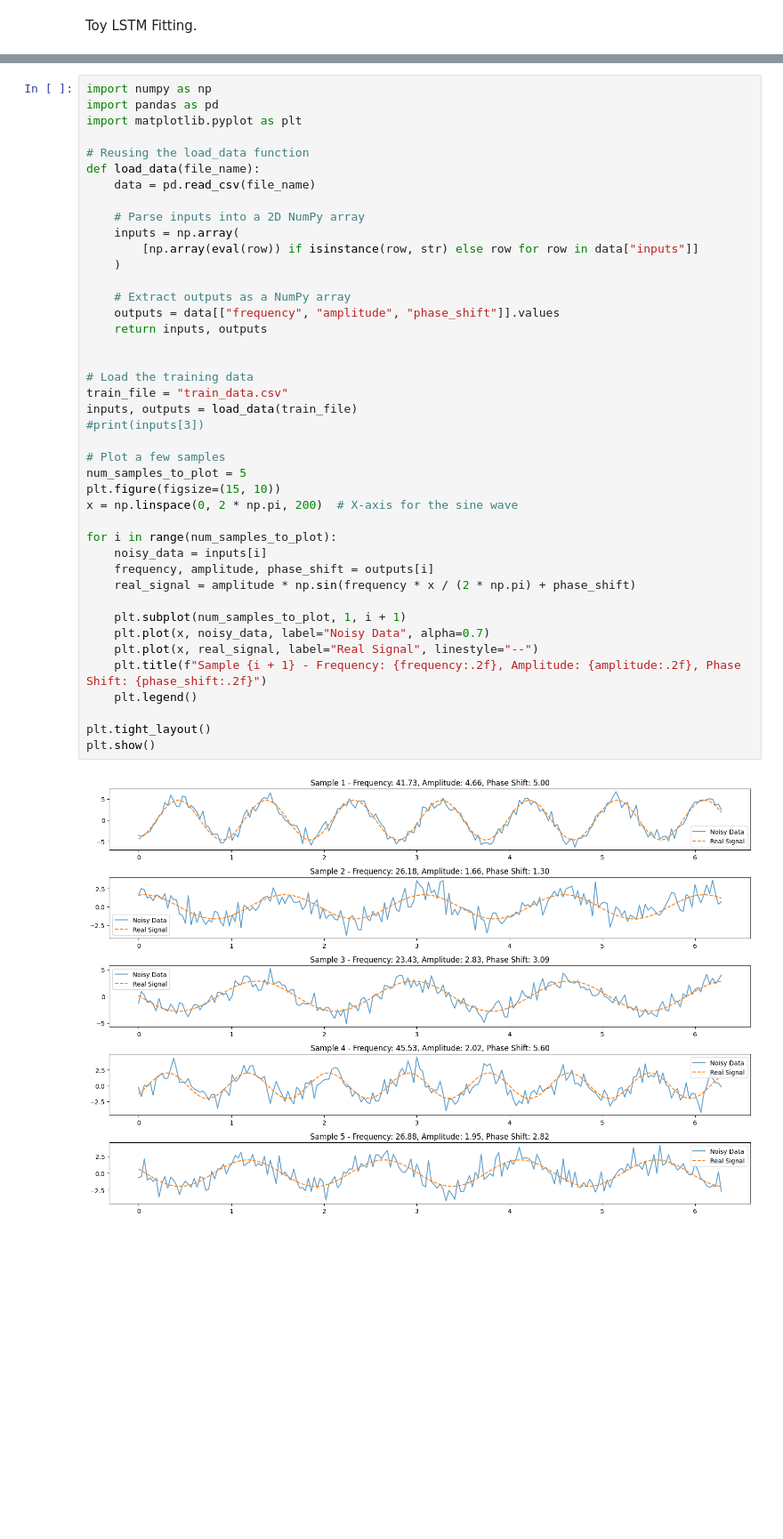
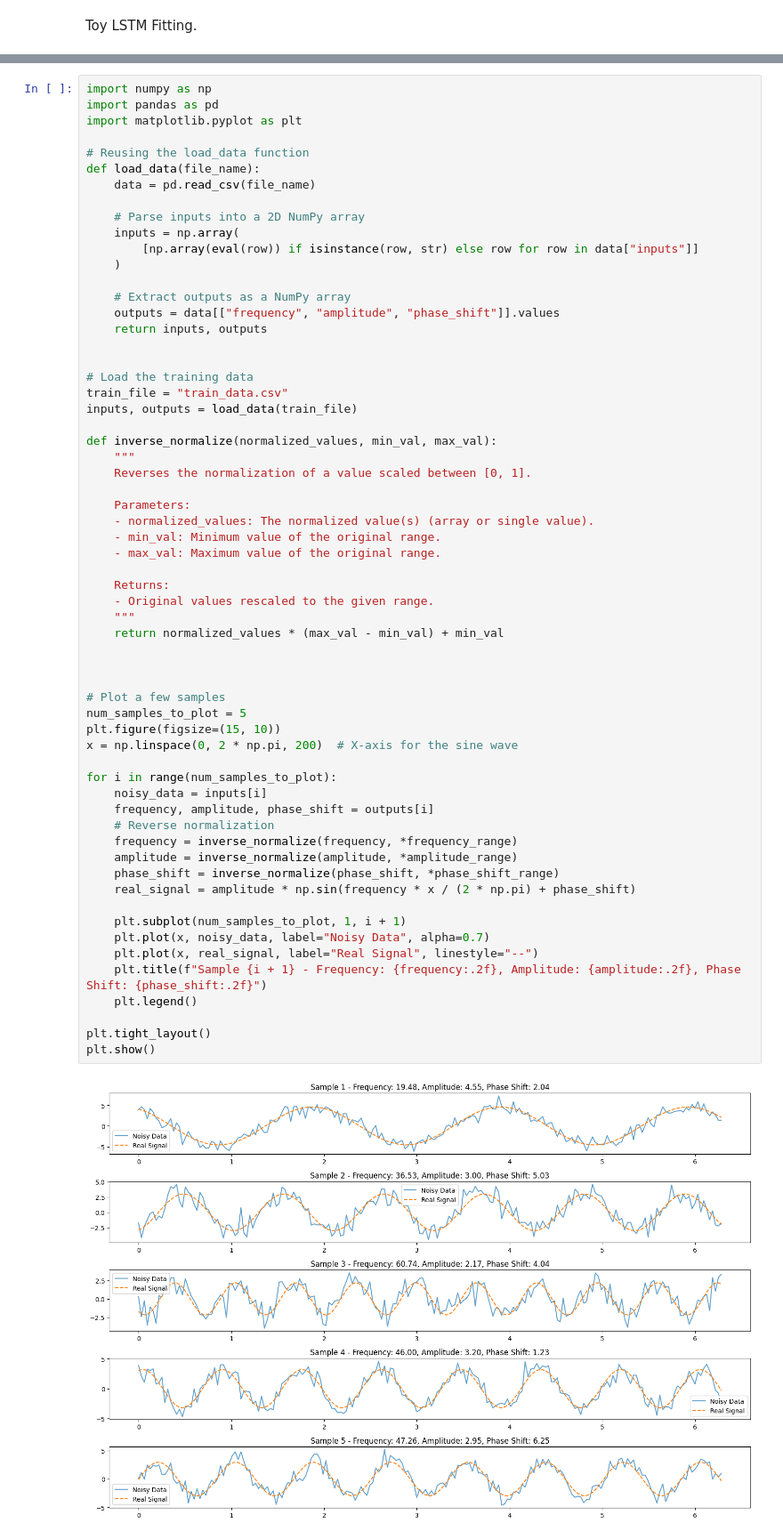
Before and after one commit to paulnord/ExampleCode, a Jupyter notebook: Better_LSTM_fitting_periodic_data.ipynb, the cells around one changed output, grey strips where cells are left out. Shown at 89% size. Saved outputs shown, nothing was run; the diff lists cells and outputs as text; blank space fills up the shorter version.

Commit message:
Normalized outputs for training.

```diff
--- a/Better_LSTM_fitting_periodic_data.ipynb
+++ b/Better_LSTM_fitting_periodic_data.ipynb
@@ -81,35 +90,54 @@ def load_data(file_name):
     )
 
     # Extract outputs as a NumPy array
     outputs = data[["frequency", "amplitude", "phase_shift"]].values
     return inputs, outputs
 
 
 # Load the training data
 train_file = "train_data.csv"
 inputs, outputs = load_data(train_file)
-#print(inputs[3])
+
+def inverse_normalize(normalized_values, min_val, max_val):
+    """
+    Reverses the normalization of a value scaled between [0, 1].
+
+    Parameters:
+    - normalized_values: The normalized value(s) (array or single value).
+    - min_val: Minimum value of the original range.
+    - max_val: Maximum value of the original range.
+
+    Returns:
+    - Original values rescaled to the given range.
+    """
+    return normalized_values * (max_val - min_val) + min_val
+
+
 
 # Plot a few samples
 num_samples_to_plot = 5
 plt.figure(figsize=(15, 10))
 x = np.linspace(0, 2 * np.pi, 200)  # X-axis for the sine wave
 
 for i in range(num_samples_to_plot):
     noisy_data = inputs[i]
     frequency, amplitude, phase_shift = outputs[i]
+    # Reverse normalization
+    frequency = inverse_normalize(frequency, *frequency_range)
+    amplitude = inverse_normalize(amplitude, *amplitude_range)
+    phase_shift = inverse_normalize(phase_shift, *phase_shift_range)
     real_signal = amplitude * np.sin(frequency * x / (2 * np.pi) + phase_shift)
 
     plt.subplot(num_samples_to_plot, 1, i + 1)
     plt.plot(x, noisy_data, label="Noisy Data", alpha=0.7)
     plt.plot(x, real_signal, label="Real Signal", linestyle="--")
     plt.title(f"Sample {i + 1} - Frequency: {frequency:.2f}, Amplitude: {amplitude:.2f}, Phase Shift: {phase_shift:.2f}")
     plt.legend()
 
 plt.tight_layout()
 plt.show()
 # %% [output]
-[figure, old version]
+[figure, new version]
 # %%
 import numpy as np
 import pandas as pd
```
Also changed, not shown: parts of 5 cells of this notebook.
